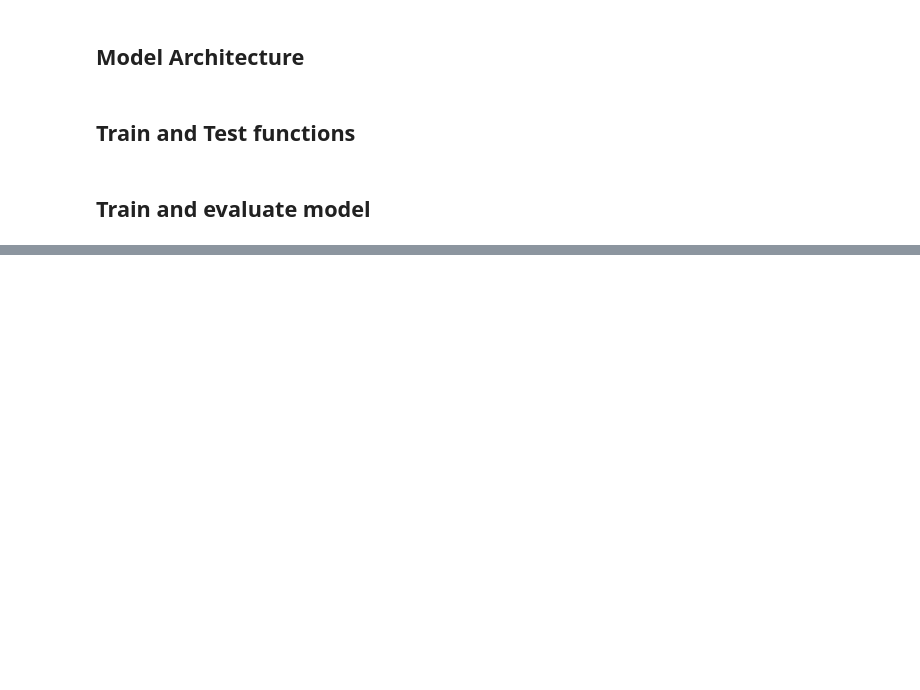
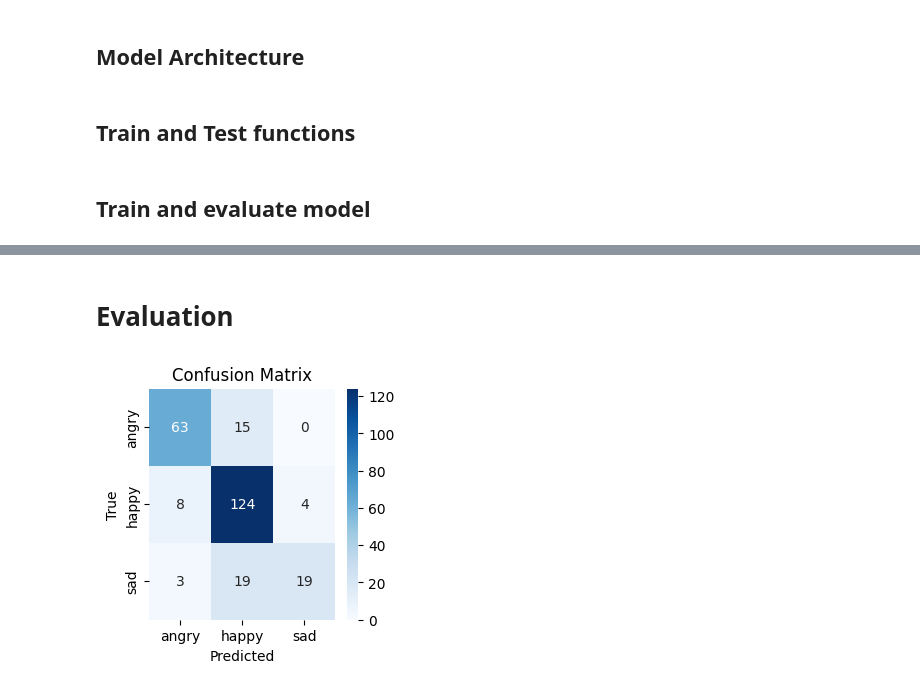
Before and after one commit to diego411/coin_seminar, a Jupyter notebook: cat_sound_type_prediction.ipynb, the cells around one changed output, grey strips where cells are left out. Saved outputs shown, nothing was run; the diff lists cells and outputs as text; code cells hidden in the pictures; blank space fills up the shorter version.

```diff
--- a/cat_sound_type_prediction.ipynb
+++ b/cat_sound_type_prediction.ipynb
@@ -324,6 +420,8 @@ def test(dataloader, model):
     print(f'\nTest Error:\nacc: {(100*correct):>0.1f}%, avg loss: {test_loss:>8f}\n')
 # %% [markdown]
 ## Train and evaluate model
+# %%
+model = CNNet(4).to(device)
 # %%
 epochs = 15
 
@@ -354,0 +456,11 @@ torch.save(model.state_dict(), f'{notebook_path}/model_h{epochs}.pt')
+# %%
+model2 = CNNet(3).to(device)
+# %%
+epochs = 15
+
+optimizer = torch.optim.Adam(model2.parameters(), lr=learning_rate)
+for t in range(epochs):
+    print(f'Epoch {t+1}\n-------------------------------')
+    train(train_dataloader_m2, model2, cost, optimizer)
+    test(test_dataloader_m2, model2)
+print('Done!')
@@ -354,0 +488,29 @@ torch.save(model.state_dict(), f'{notebook_path}/model_h{epochs}.pt')
+# %% [markdown]
+# Evaluation
+# %%
+def build_confusion_matrix(model, dataloader):
+  model.eval()  # Set the model to evaluation mode
+
+  # Iterate through the dataset and collect predictions
+  y_pred_list = []
+  y_true_list = []
+  with torch.no_grad():
+      for inputs, labels in dataloader:  # replace dataloader with your own
+          inputs, labels = inputs.to(device), labels.to(device)
+          outputs = model(inputs)
+          _, y_pred = torch.max(outputs, 1)
+          y_pred_list.extend(y_pred.cpu().numpy())
+          y_true_list.extend(labels.cpu().numpy())
+
+  # Convert true labels to a numpy array
+  y_true = np.array(y_true_list)
+  return confusion_matrix(y_true, y_pred_list)
+
+
+def plot_confusion_matrix(cm, classes):
+  plt.figure(figsize=(len(classes), len(classes)))
+  sns.heatmap(cm, annot=True, fmt="d", cmap="Blues", xticklabels=classes, yticklabels=classes)
+  plt.xlabel("Predicted")
+  plt.ylabel("True")
+  plt.title("Confusion Matrix")
+  plt.show()
@@ -354,0 +520,5 @@ torch.save(model.state_dict(), f'{notebook_path}/model_h{epochs}.pt')
+# %%
+confusion_matrix_m2_test = build_confusion_matrix(model2, test_dataloader_m2)
+plot_confusion_matrix(confusion_matrix_m2_test, ['angry', 'happy', 'sad'])
+# %% [output]
+[figure, added]
```
Also changed, not shown: parts of 36 cells of this notebook.
